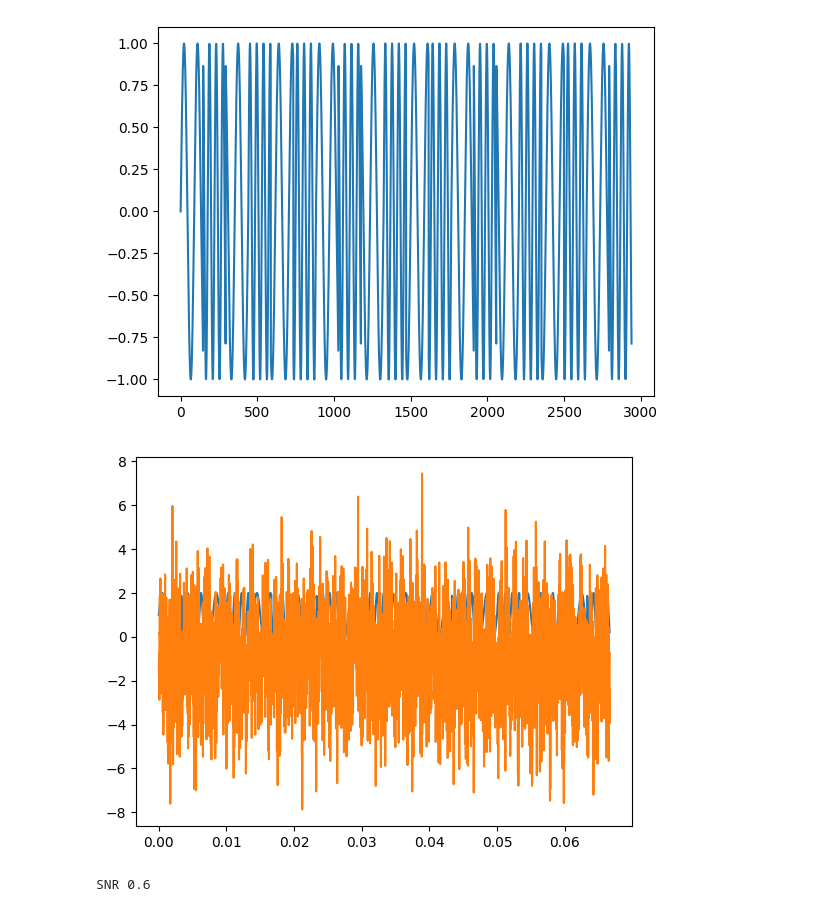
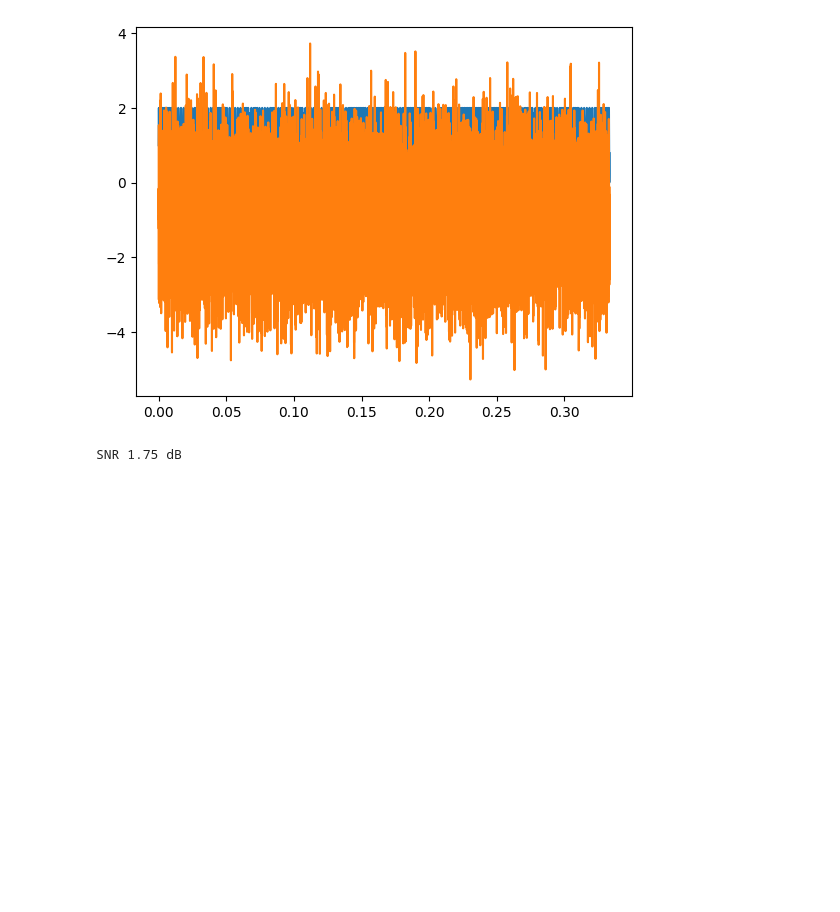
Before and after one commit to samrafif/Just-A-Modem, a Jupyter notebook: FM_string_utf8_test.ipynb, the cells around one changed output. Cells and saved outputs as stored; diff of their text form; code cells hidden in the pictures; blank space fills up the shorter version.

```diff
--- a/FM_string_utf8_test.ipynb
+++ b/FM_string_utf8_test.ipynb
@@ -7,43 +7,47 @@ from scipy.signal import butter, filtfilt, hilbert
 # %%
 import numpy as np
 import random
 import matplotlib.pyplot as plt
 
 
-noise_mult = 2
-signal_mult = 1.2
+noise_mult = 1
+signal_mult = 1
 sampling_rate = 44100
 baud_rate = 300
-samples_per_bit = 1.0 / baud_rate * sampling_rate
+freq_carrier = 1000
+freq_div = 500
+n_data = 100
+samples_per_bit =  sampling_rate//baud_rate
 
 # tones representing bits, dummy data (0,1)
-bits_in_tones = [500, 1000] * 10
+bits_source = np.random.randint(0, 2, n_data)
+bits_in_tones = [(freq_carrier-freq_div, freq_carrier+freq_div)[a] for a in bits_source]
 #random.shuffle(bits_in_tones)
 bit_arr = np.array(bits_in_tones)
 
 symbols_freqs = np.repeat(bit_arr, samples_per_bit)
 
 t = np.arange(0, len(symbols_freqs) / sampling_rate, 1.0 / sampling_rate)
 
+np.random.seed(1471) # LEGACY
 noise = np.random.randn(t.shape[0]) * noise_mult
+
 signal = np.sin(2.0 * np.pi * symbols_freqs * (t))
-
-
-plt.plot(signal)
-plt.show()
 
 # New lines here demonstrating continuous phase FSK (CPFSK)
 delta_phi = symbols_freqs * np.pi / (sampling_rate / 2.0)
 phi = np.cumsum(delta_phi)
-signal2 = np.sin(phi) * signal_mult + noise
+signal2 = np.sin(phi) * signal_mult
+signal2 = signal2 + noise
 
 plt.plot(t, signal+1.0)
 plt.plot(t, signal2-1.0)
 plt.show()
-print("SNR",signal_mult/noise_mult)
+snr = 10 * np.log10(np.mean(np.square(signal2)) / np.mean(np.square(noise)))
+print(f"SNR {snr:.2f} dB")
+# phi
 # %% [output]
-[figure, old version]
+[figure, new version]
-[figure, removed]
-SNR 0.6
+SNR 1.75 dB
 # %%
 # Filter parameters
```
Also changed, not shown: parts of 8 cells of this notebook, 1 other file.
